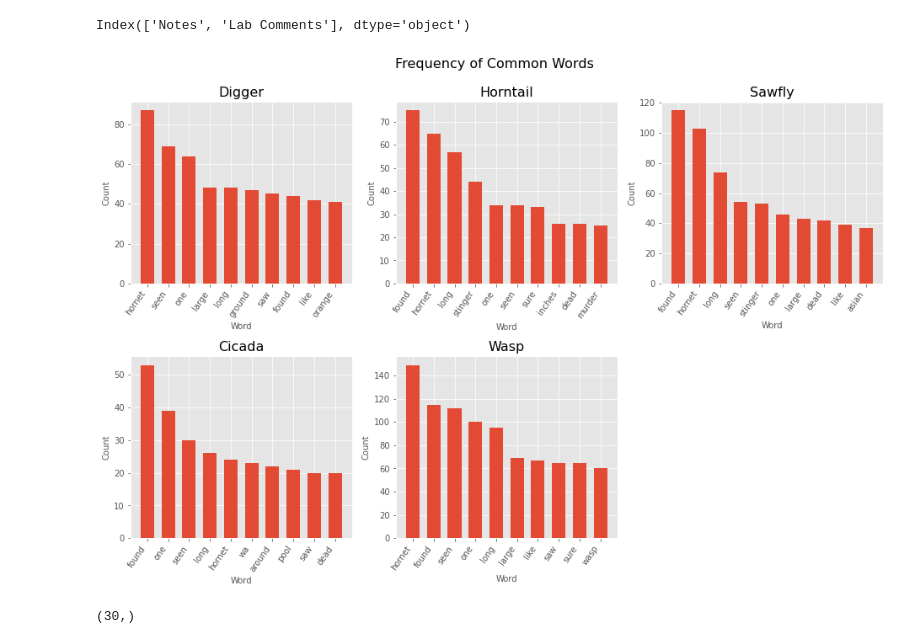
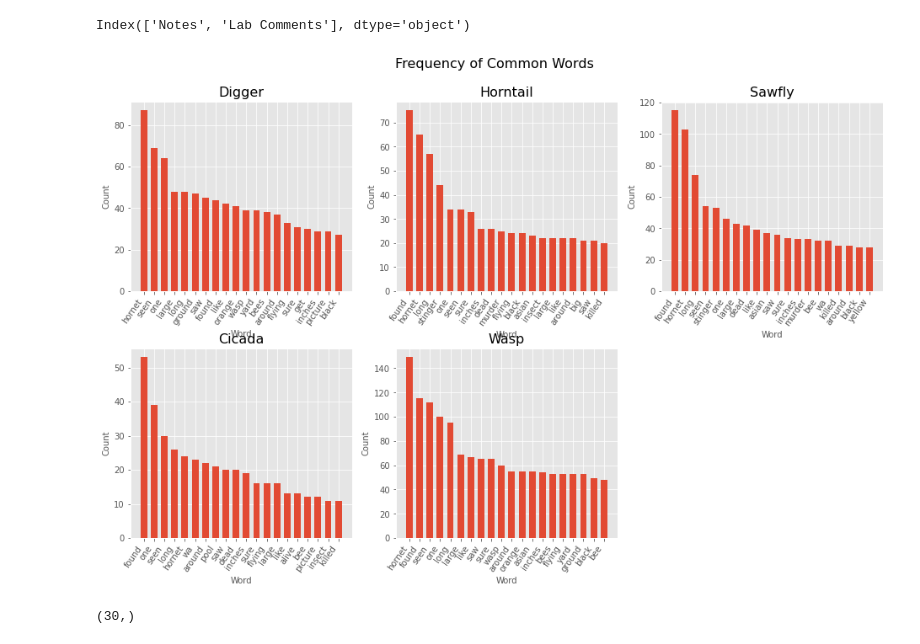
Before and after one commit to brfi3983/MCM2021, a Jupyter notebook: negative_predictions_AL.ipynb, the cells around one changed output. Cells and saved outputs as stored; diff of their text form; code cells hidden in the pictures.

Commit message:
clustering word graphs

```diff
--- a/negative_predictions_AL.ipynb
+++ b/negative_predictions_AL.ipynb
@@ -114,35 +114,35 @@ Index(['Notes', 'Lab Comments'], dtype='object')
 # %%
 classes = ['Digger', 'Horntail', 'Sawfly', 'Cicada', 'Wasp']
 colors = ['orange', 'teal', 'tab:pink', 'tab:brown']
 
 ### PLOT WORDS ASSOCIATED WITH EACH CLASS
 # Extract the words (removing punctuation and stopwords)
 # USER COMMENTS
 words_digger= word_process(df_digger, 'Notes')
 words_horntail = word_process(df_horntail, 'Notes')
 words_sawfly = word_process(df_sawfly, 'Notes')
 words_cicada = word_process(df_cicada, 'Notes')
 words_wasp = word_process(df_wasp, 'Notes')
 
-n = 10
+n = 20
 # Count frequency of word occurrences
 # USER COMMENTS
 word_digger, count_digger = word_occurrences(words_digger, n)
 word_horntail, count_horntail = word_occurrences(words_horntail, n)
 word_sawfly, count_sawfly = word_occurrences(words_sawfly, n)
 word_cicada, count_cicada = word_occurrences(words_cicada, n)
 word_wasp, count_wasp = word_occurrences(words_wasp, n)
 
 # Store in an iterable fashion
 data_words = np.array([[word_digger, word_horntail, word_sawfly, word_cicada, word_wasp]])
 data_count = np.array([[count_digger, count_horntail, count_sawfly, count_cicada, count_wasp]])
 
 num_rows = 2
 num_cols = 3
 fig1, axs = graph_words(data_words, data_count, num_rows, num_cols, classes, colors)
 axs[1][2].set_visible(False)
 # %% [output]
-[figure, old version]
+[figure, new version]
 # %%
 data_words[0][0].shape
 # %% [output]
```
Also changed, not shown: parts of 2 cells of this notebook, 1 other file.
